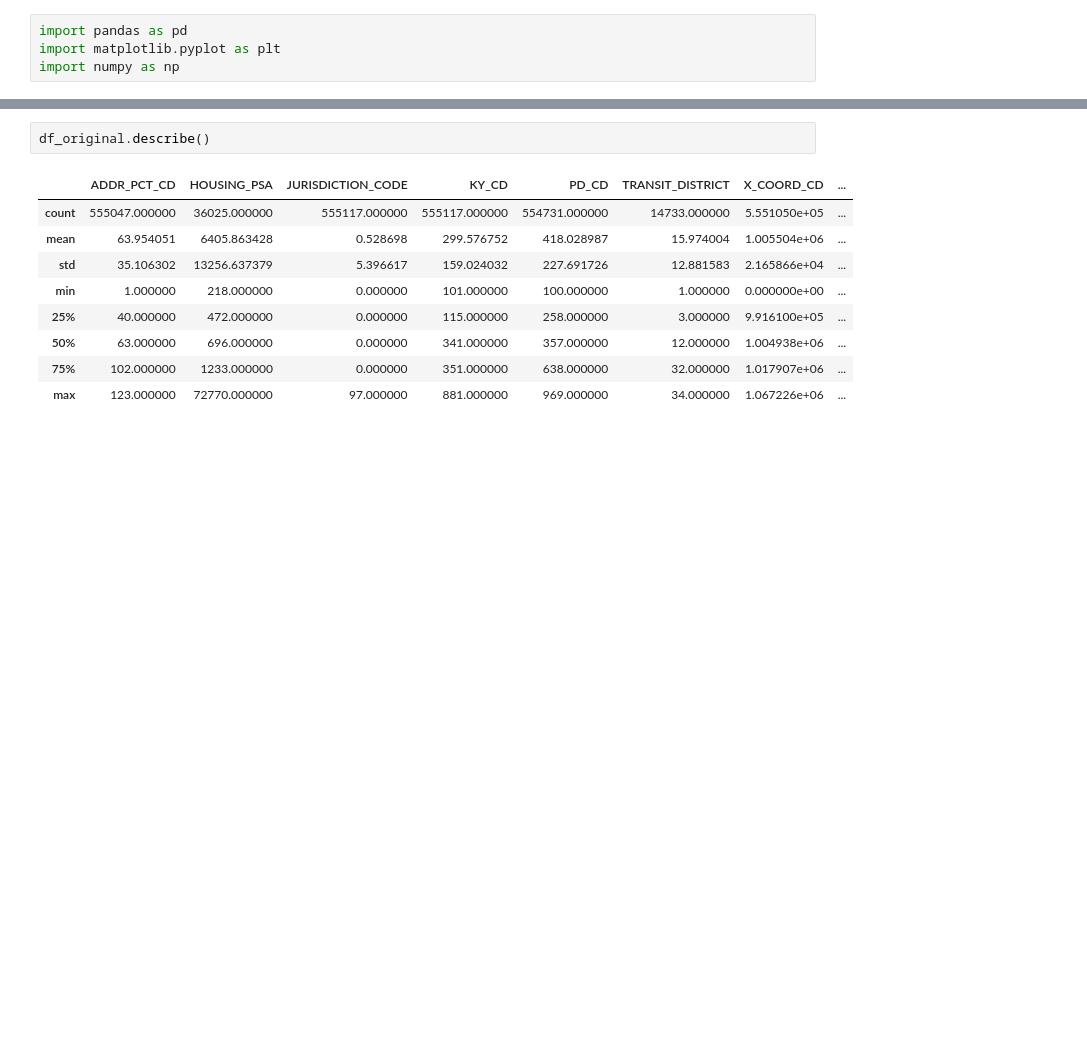
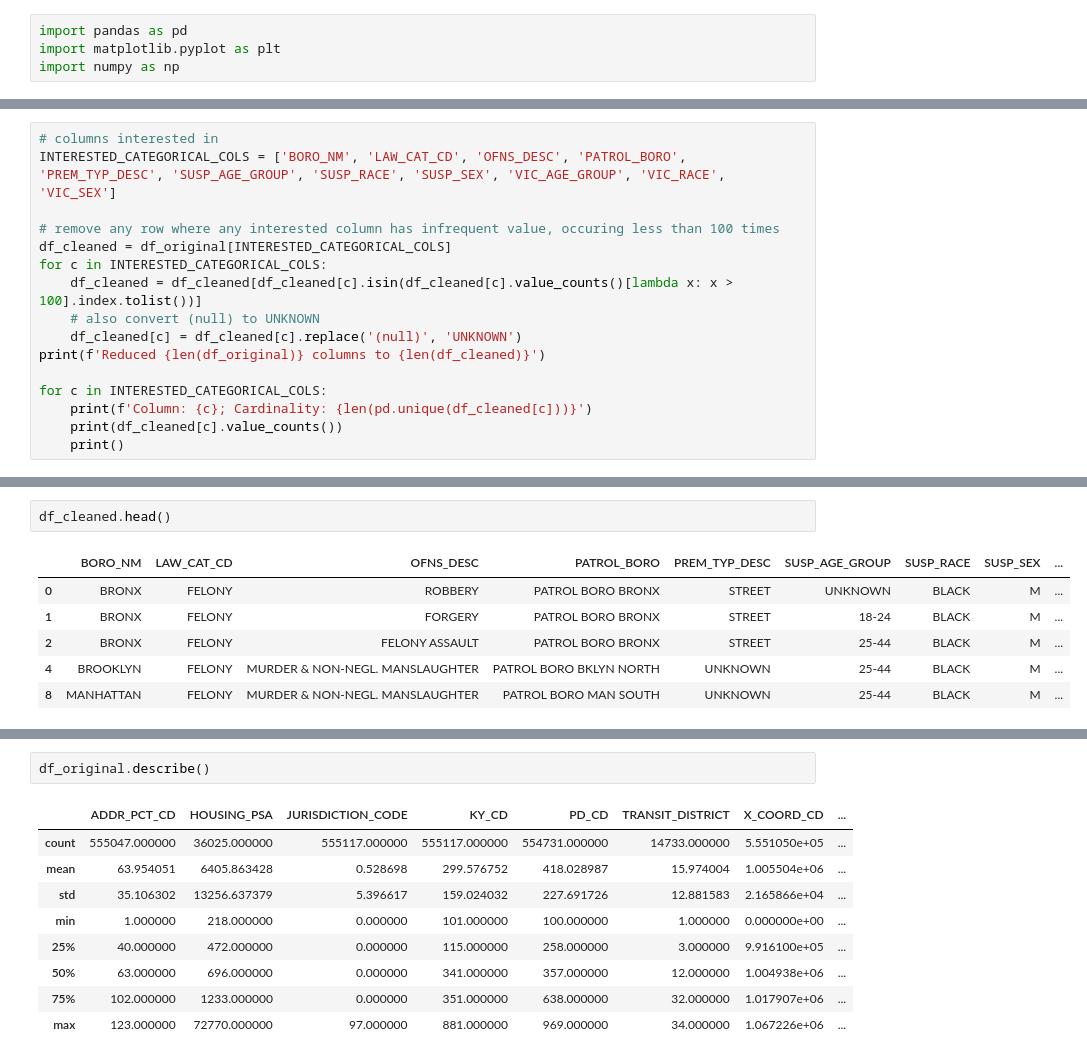
Before and after one commit to janieyw/cs6111_project3, a Jupyter notebook: preprocessing.ipynb, the cells around one changed output, grey strips where cells are left out. Cells and saved outputs as stored; diff of their text form; blank space fills up the shorter version.

```diff
--- a/preprocessing.ipynb
+++ b/preprocessing.ipynb
@@ -16,0 +44,16 @@ df_original.head()
+# %%
+# columns interested in
+INTERESTED_CATEGORICAL_COLS = ['BORO_NM', 'LAW_CAT_CD', 'OFNS_DESC', 'PATROL_BORO', 'PREM_TYP_DESC', 'SUSP_AGE_GROUP', 'SUSP_RACE', 'SUSP_SEX', 'VIC_AGE_GROUP', 'VIC_RACE', 'VIC_SEX']
+
+# remove any row where any interested column has infrequent value, occuring less than 100 times
+df_cleaned = df_original[INTERESTED_CATEGORICAL_COLS]
+for c in INTERESTED_CATEGORICAL_COLS:
+    df_cleaned = df_cleaned[df_cleaned[c].isin(df_cleaned[c].value_counts()[lambda x: x > 100].index.tolist())]
+    # also convert (null) to UNKNOWN
+    df_cleaned[c] = df_cleaned[c].replace('(null)', 'UNKNOWN')
+print(f'Reduced {len(df_original)} columns to {len(df_cleaned)}')
+
+for c in INTERESTED_CATEGORICAL_COLS:
+    print(f'Column: {c}; Cardinality: {len(pd.unique(df_cleaned[c]))}')
+    print(df_cleaned[c].value_counts())
+    print()
@@ -16,0 +78,9 @@ df_original.head()
+# %%
+df_cleaned.head()
+# %% [output]
+|  | BORO_NM | LAW_CAT_CD | OFNS_DESC | PATROL_BORO | PREM_TYP_DESC | SUSP_AGE_GROUP | SUSP_RACE | SUSP_SEX | ... |
+| 0 | BRONX | FELONY | ROBBERY | PATROL BORO BRONX | STREET | UNKNOWN | BLACK | M | ... |
+| 1 | BRONX | FELONY | FORGERY | PATROL BORO BRONX | STREET | 18-24 | BLACK | M | ... |
+| 2 | BRONX | FELONY | FELONY ASSAULT | PATROL BORO BRONX | STREET | 25-44 | BLACK | M | ... |
+| 4 | BROOKLYN | FELONY | MURDER & NON-NEGL. MANSLAUGHTER | PATROL BORO BKLYN NORTH | UNKNOWN | 25-44 | BLACK | M | ... |
+| 8 | MANHATTAN | FELONY | MURDER & NON-NEGL. MANSLAUGHTER | PATROL BORO MAN SOUTH | UNKNOWN | 25-44 | BLACK | M | ... |
```
Also changed, not shown: parts of 9 cells of this notebook, 1 other file.
